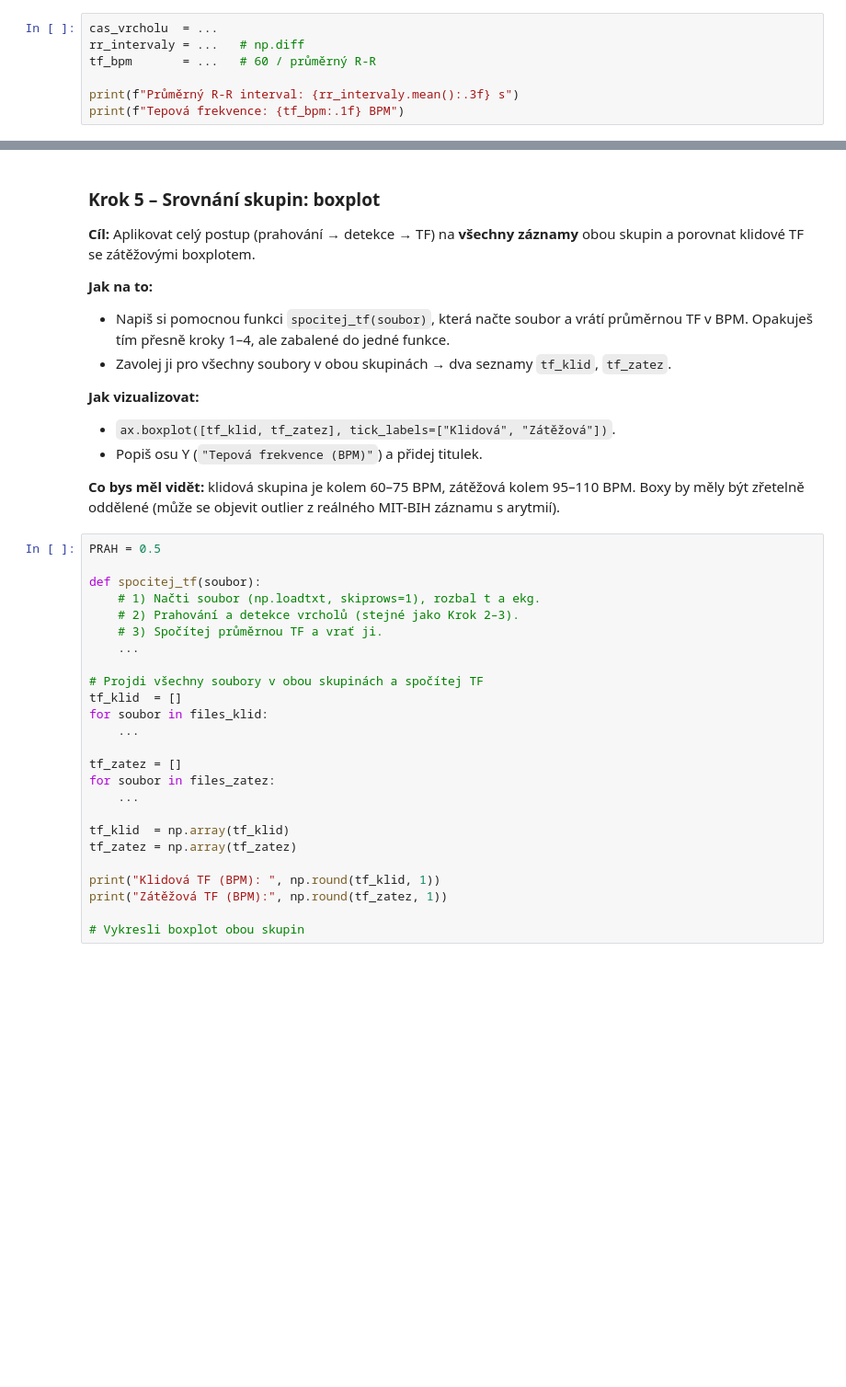
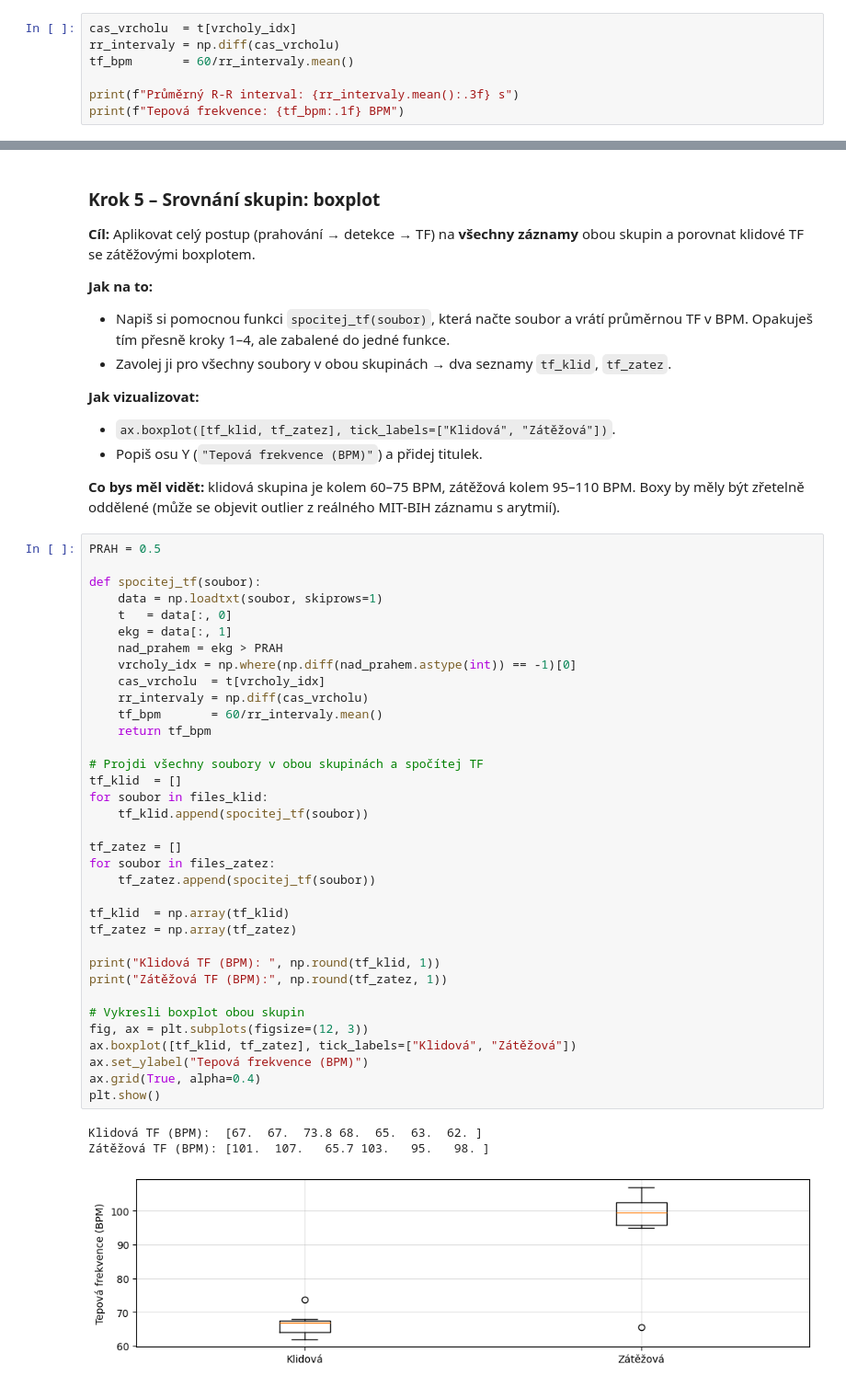
Before and after one commit to Hruskan/prg-exercise-12, a Jupyter notebook: cviceni_12_ekg.ipynb, the cells around one changed output, grey strips where cells are left out. Shown at 92% size. Drawn from its saved outputs; the diff is of its cells as text; blank space fills up the shorter version.

```diff
--- a/cviceni_12_ekg.ipynb
+++ b/cviceni_12_ekg.ipynb
@@ -169,9 +180,9 @@ print(f"Nalezeno vrcholů: {len(vrcholy_idx)}")
 
 **Jak vizualizovat:** graf není potřeba, stačí dvě čísla (R-R interval a TF).
 # %%
-cas_vrcholu  = ...
-rr_intervaly = ...   # np.diff
-tf_bpm       = ...   # 60 / průměrný R-R
+cas_vrcholu  = t[vrcholy_idx]
+rr_intervaly = np.diff(cas_vrcholu)
+tf_bpm       = 60/rr_intervaly.mean()
 
 print(f"Průměrný R-R interval: {rr_intervaly.mean():.3f} s")
 print(f"Tepová frekvence: {tf_bpm:.1f} BPM")
@@ -197,28 +211,42 @@ zřetelně oddělené (může se objevit outlier z reálného MIT-BIH záznamu s
 # %%
 PRAH = 0.5
 
 def spocitej_tf(soubor):
-    # 1) Načti soubor (np.loadtxt, skiprows=1), rozbal t a ekg.
-    # 2) Prahování a detekce vrcholů (stejné jako Krok 2–3).
-    # 3) Spočítej průměrnou TF a vrať ji.
-    ...
+    data = np.loadtxt(soubor, skiprows=1)
+    t   = data[:, 0]
+    ekg = data[:, 1]
+    nad_prahem = ekg > PRAH
+    vrcholy_idx = np.where(np.diff(nad_prahem.astype(int)) == -1)[0]
+    cas_vrcholu  = t[vrcholy_idx]
+    rr_intervaly = np.diff(cas_vrcholu)
+    tf_bpm       = 60/rr_intervaly.mean()
+    return tf_bpm
 
 # Projdi všechny soubory v obou skupinách a spočítej TF
 tf_klid  = []
 for soubor in files_klid:
-    ...
+    tf_klid.append(spocitej_tf(soubor))
 
 tf_zatez = []
 for soubor in files_zatez:
-    ...
+    tf_zatez.append(spocitej_tf(soubor))
 
 tf_klid  = np.array(tf_klid)
 tf_zatez = np.array(tf_zatez)
 
 print("Klidová TF (BPM): ", np.round(tf_klid, 1))
 print("Zátěžová TF (BPM):", np.round(tf_zatez, 1))
 
 # Vykresli boxplot obou skupin
+fig, ax = plt.subplots(figsize=(12, 3))
+ax.boxplot([tf_klid, tf_zatez], tick_labels=["Klidová", "Zátěžová"])
+ax.set_ylabel("Tepová frekvence (BPM)")
+ax.grid(True, alpha=0.4)
+plt.show()
+# %% [output]
+Klidová TF (BPM):  [67.  67.  73.8 68.  65.  63.  62. ]
+Zátěžová TF (BPM): [101.  107.   65.7 103.   95.   98. ]
+[figure, added]
 # %% [markdown]
 ### Interpretace
 
```
Also changed, not shown: parts of 5 cells of this notebook.
